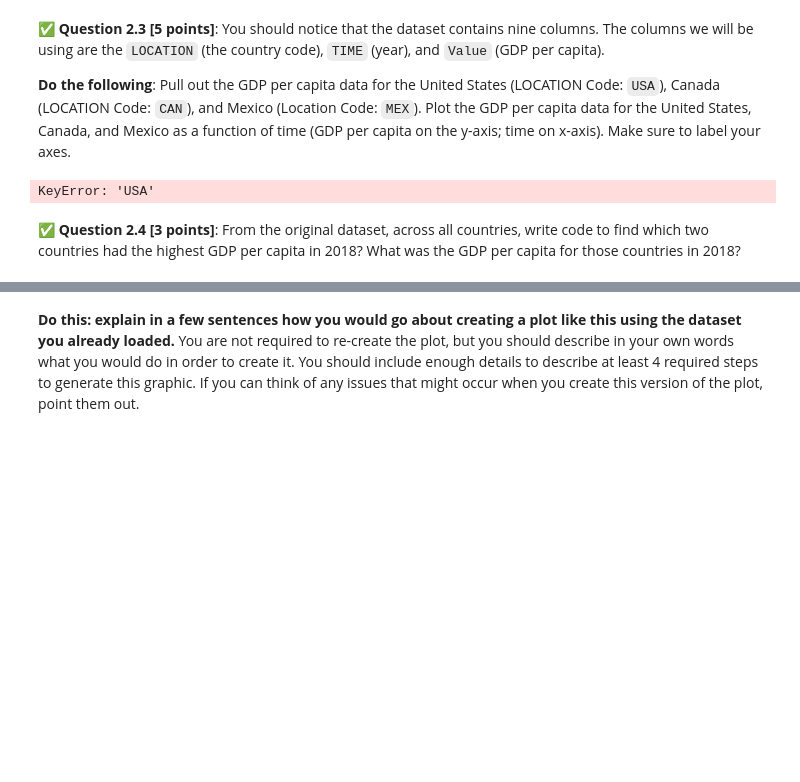
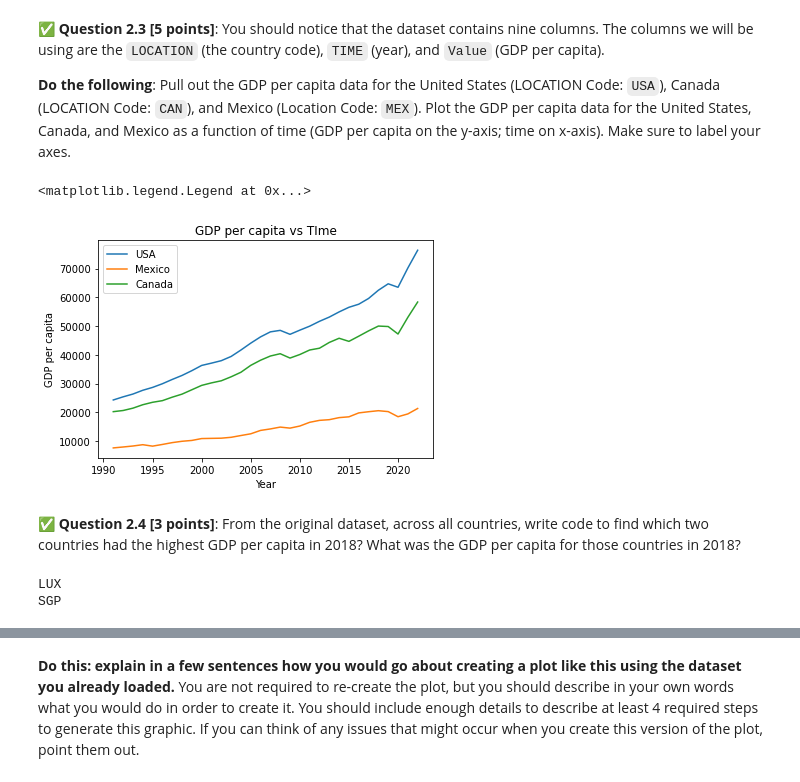
Before and after one commit to Enzo-Cereghino/CMSE202-f23-turnin, a Jupyter notebook: Midterm/CMSE202-Midterm-Section003-STUDENT.ipynb, the cells around one changed output, grey strips where cells are left out. Cells and saved outputs as stored; diff of their text form; code cells hidden in the pictures; blank space fills up the shorter version.

```diff
--- a/Midterm/CMSE202-Midterm-Section003-STUDENT.ipynb
+++ b/Midterm/CMSE202-Midterm-Section003-STUDENT.ipynb
@@ -91,11 +91,27 @@ GDP_dat.head(5)
 
 **Do the following**:
 Pull out the GDP per capita data for the United States (LOCATION Code: `USA`), Canada (LOCATION Code: `CAN`), and Mexico (Location Code: `MEX`).  Plot the GDP per capita data for the United States, Canada, and Mexico as a function of time (GDP per capita on the y-axis; time on x-axis).  Make sure to label your axes.
-# %%
-### Put your code for Question 2.3 here
-mask = GDP_dat.iloc[:]["USA"]
-GDP_USA = GDP_dat[mask]
-# %% [output]
-KeyError: 'USA'
+# %%
+### Put your code for Question 2.3 here
+import matplotlib.pyplot as plt
+
+
+mask = "USA"==GDP_dat["LOCATION"]
+GDP_USA = GDP_dat[mask]
+mask2 = "CAN"==GDP_dat["LOCATION"]
+GDP_CAN = GDP_dat[mask2]
+mask3 = "MEX"==GDP_dat["LOCATION"]
+GDP_MEX = GDP_dat[mask3]
+
+plt.plot(GDP_USA['TIME'], GDP_USA['Value'], label = "USA")
+plt.plot(GDP_MEX['TIME'], GDP_MEX['Value'], label= "Mexico")
+plt.plot(GDP_CAN['TIME'], GDP_CAN['Value'], label = "Canada")
+plt.title("GDP per capita vs TIme")
+plt.ylabel("GDP per capita")
+plt.xlabel("Year")
+plt.legend()
+# %% [output]
+<matplotlib.legend.Legend at 0x...>
+[figure, added]
 # %% [markdown]
 &#9989; **Question 2.4 [3 points]**: From the original dataset, across all countries, write code to find which two countries had the highest GDP per capita in 2018?  What was the GDP per capita for those countries in 2018?
@@ -104,3 +118,16 @@ KeyError: 'USA'
+# %%
+### Put your code for Question 2.4 here
+import numpy as np
+mask = 2018==GDP_dat["TIME"]
+GDP_2018 = GDP_dat[mask]
+
+index=np.argsort(GDP_2018['Value'])
+
+print(GDP_2018.iloc[index[2519]]["LOCATION"])
+print(GDP_2018.iloc[index[2497]]["LOCATION"])
+# %% [output]
+LUX
+SGP
 # %% [markdown]
 &#9989; **Question 2.5 [4 points]**: The following figure presents the GDP per capita for the countries with the 10 lowest GDP's per capita in 2018.  The values plotted are normalized (divided) by the GDP per capita from the country with the maximum GDP per captia.
 
```
Also changed, not shown: parts of 3 cells of this notebook.
